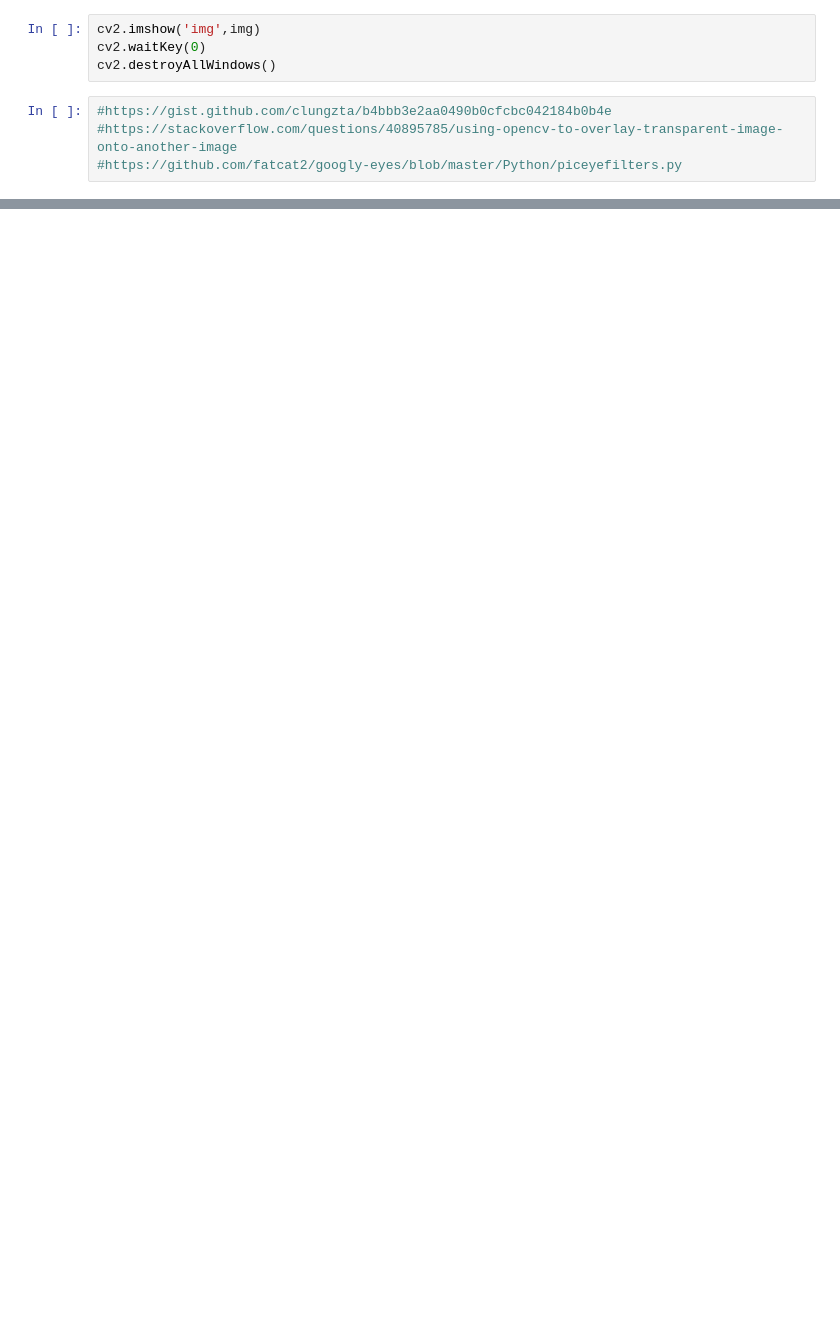
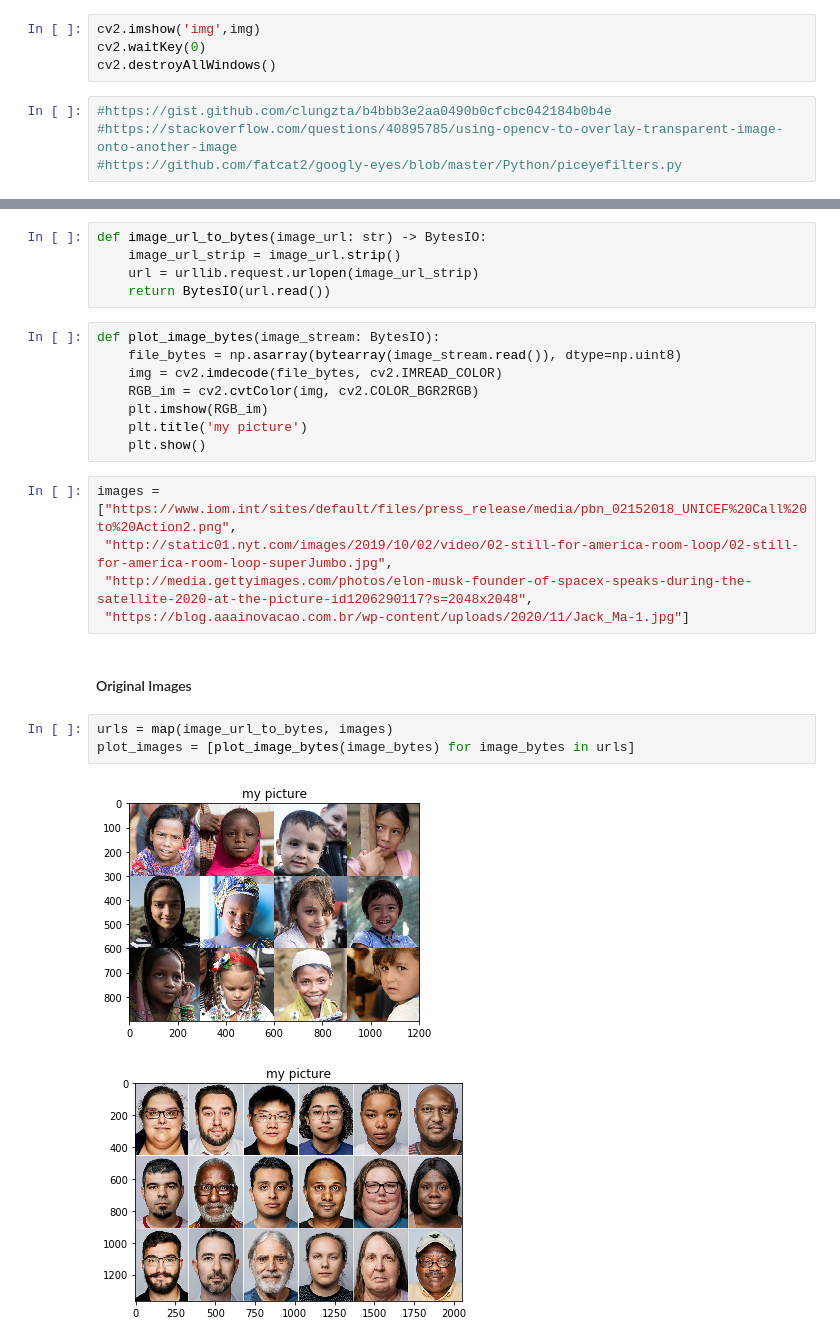
Before and after one commit to augustoamerico/image_tranform_using_grpc, a Jupyter notebook: exploration/Googly_Eyes_Model_It1.ipynb, the cells around one changed output, grey strips where cells are left out. Drawn from its saved outputs; the diff is of its cells as text; blank space fills up the shorter version.

```diff
--- a/exploration/Googly_Eyes_Model_It1.ipynb
+++ b/exploration/Googly_Eyes_Model_It1.ipynb
@@ -47,0 +140,26 @@ cv2.destroyAllWindows()
+# %%
+def image_url_to_bytes(image_url: str) -> BytesIO:
+    image_url_strip = image_url.strip()
+    url = urllib.request.urlopen(image_url_strip)
+    return BytesIO(url.read())
+# %%
+def plot_image_bytes(image_stream: BytesIO):
+    file_bytes = np.asarray(bytearray(image_stream.read()), dtype=np.uint8)
+    img = cv2.imdecode(file_bytes, cv2.IMREAD_COLOR)
+    RGB_im = cv2.cvtColor(img, cv2.COLOR_BGR2RGB)
+    plt.imshow(RGB_im)
+    plt.title('my picture')
+    plt.show()
+# %%
+images = ["https://www.iom.int/sites/default/files/press_release/media/pbn_02152018_UNICEF%20Call%20to%20Action2.png",
+ "http://static01.nyt.com/images/2019/10/02/video/02-still-for-america-room-loop/02-still-for-america-room-loop-superJumbo.jpg",
+ "http://media.gettyimages.com/photos/elon-musk-founder-of-spacex-speaks-during-the-satellite-2020-at-the-picture-id1206290117?s=2048x2048",
+ "https://blog.aaainovacao.com.br/wp-content/uploads/2020/11/Jack_Ma-1.jpg"]
+# %% [markdown]
+#### Original Images
+# %%
+urls = map(image_url_to_bytes, images)
+plot_images = [plot_image_bytes(image_bytes) for image_bytes in urls]
+# %% [output]
+[figure, added]
+[figure, added]
```
Also changed, not shown: parts of 11 cells of this notebook, 1 other file.
